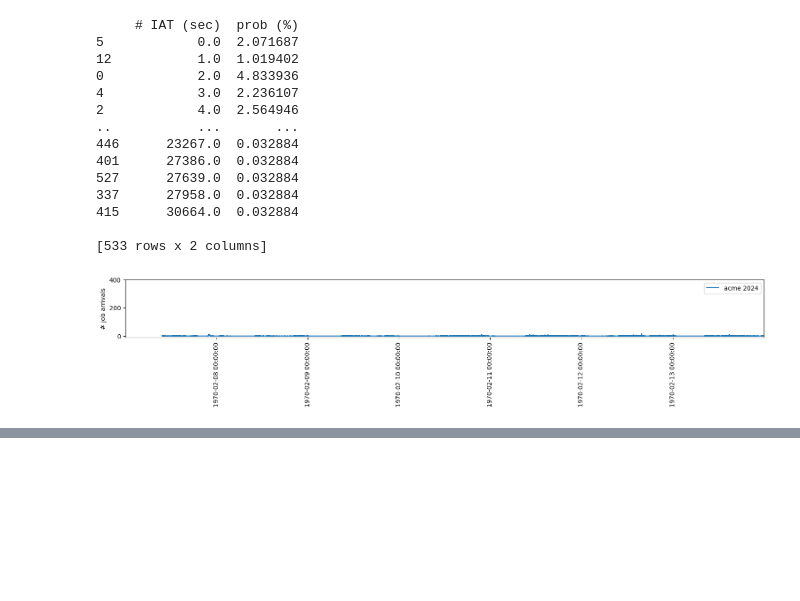
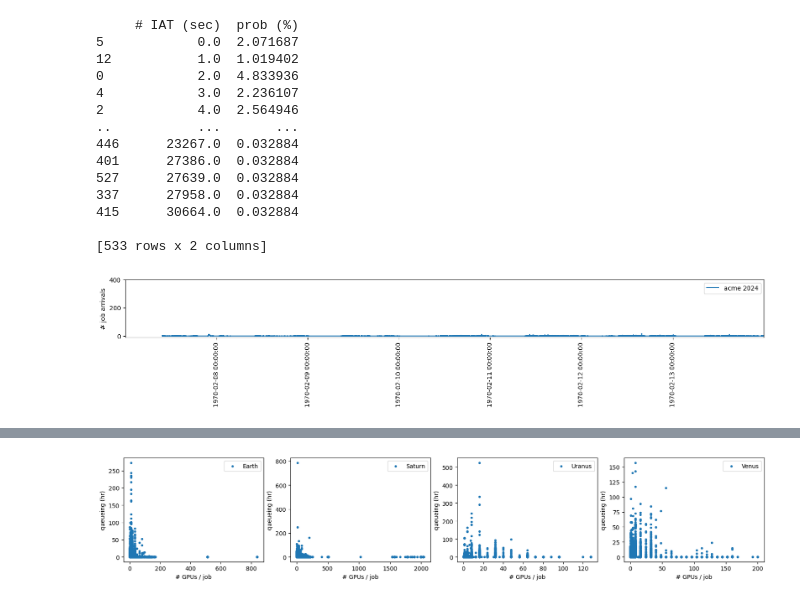
Before and after one commit to shuoshuc/public-ml-traces, a Jupyter notebook: parsing.ipynb, the cells around one changed output, grey strips where cells are left out. Saved outputs shown, nothing was run; the diff lists cells and outputs as text; code cells hidden in the pictures; blank space fills up the shorter version.

```diff
--- a/parsing.ipynb
+++ b/parsing.ipynb
@@ -572,0 +616,14 @@ print(iat)
+# %%
+name = 'helios 2021'
+trace = traces[name]
+
+fig, axs = plt.subplots(1, 4, figsize=(16, 3), layout="constrained")
+for i, cluster in enumerate(['Earth', 'Saturn', 'Uranus', 'Venus']):
+    ax = axs[i]
+    df = trace[trace['cluster_name'] == cluster]
+    ax.scatter(df['gpu'], df['queueing'] / 3600, label=cluster, marker='.')
+    ax.set_xlabel('# GPUs / job')
+    ax.set_ylabel('queueing (hr)')
+    ax.legend()
+# %% [output]
+[figure, added]
```
Also changed, not shown: parts of 10 cells of this notebook.
